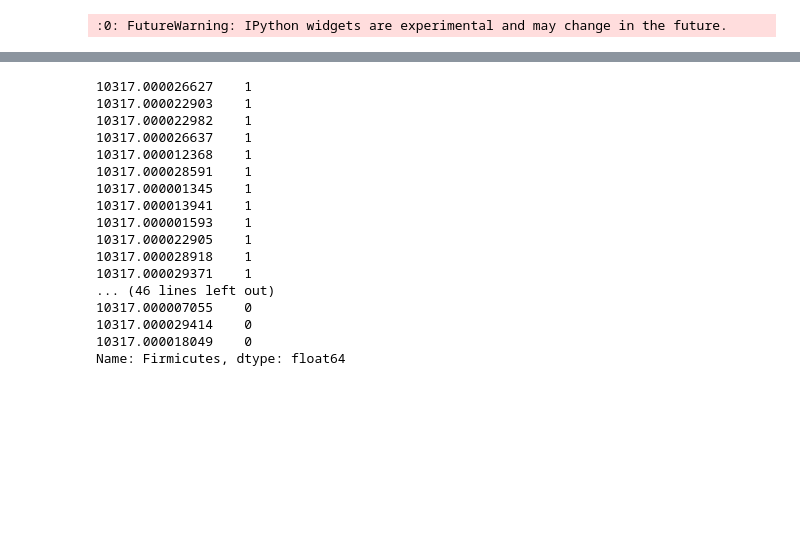
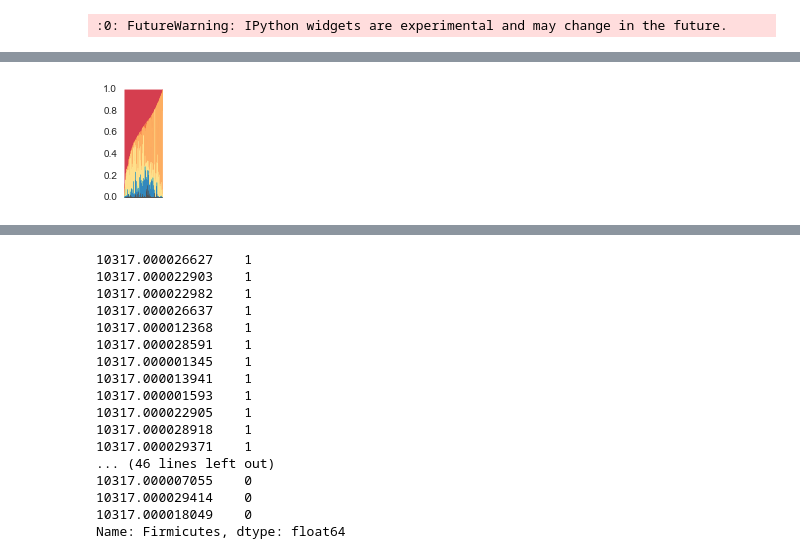
Before and after one commit to JWDebelius/American-Gut, a Jupyter notebook: ipynb/diversity-analysis/taxa_distribution.ipynb, the cells around one changed output, grey strips where cells are left out. Saved outputs shown, nothing was run; the diff lists cells and outputs as text; code cells hidden in the pictures; blank space fills up the shorter version.

```diff
--- a/ipynb/diversity-analysis/taxa_distribution.ipynb
+++ b/ipynb/diversity-analysis/taxa_distribution.ipynb
@@ -23,7 +23,8 @@ map_.set_index('#SampleID', inplace=True)
 tax = pd.read_csv(tax_fp, sep='\t', dtype=str, header=1)
 tax.set_index('#OTU ID', inplace=True)
 tax = tax.transpose()
-tax[tax.columns] = tax[tax.columns].astype(float)
+for col in tax.columns:
+    tax[col] = tax[col].apply(lambda x: float(x)).astype(float)
 # %%
 phyla = {t : t.split(';')[1].replace('p__', '').replace('[', 'contested ').replace(']', '')
          for t in tax.columns
@@ -96,0 +174,73 @@ for i, (t, c) in enumerate(zip(*(most_common, colors))):
+# %%
+x = np.arange(0, oral_tax.shape[0])
+ax = plt.subplot(1,1,1)
+ax.fill_between(x,
+                np.sum(oral_tax[['Other', 'Fusobacteria', 'Cyanobacteria', 'Tenericutes',
+                                  'Verrucomicrobia', 'Actinobacteria', 'Proteobacteria',
+                                  'Bacteroidetes']], 1),
+                np.sum(oral_tax[['Other', 'Fusobacteria', 'Cyanobacteria', 'Tenericutes',
+                                  'Verrucomicrobia', 'Actinobacteria', 'Proteobacteria',
+                                  'Bacteroidetes', 'Firmicutes']], 1),
+                color='#d53e4f',
+                label='Actinobacteria')
+ax.fill_between(x,
+                np.sum(oral_tax[['Other', 'Fusobacteria', 'Cyanobacteria', 'Tenericutes',
+                                  'Verrucomicrobia', 'Actinobacteria', 'Proteobacteria']], 1),
+                np.sum(oral_tax[['Other', 'Fusobacteria', 'Cyanobacteria', 'Tenericutes',
+                                  'Verrucomicrobia', 'Actinobacteria', 'Proteobacteria',
+                                  'Bacteroidetes']], 1),
+                color='#f46d43',
+                label='Actinobacteria')
+
+ax.fill_between(x,
+                np.sum(oral_tax[['Other', 'Fusobacteria', 'Cyanobacteria', 'Tenericutes',
+                                  'Verrucomicrobia', 'Actinobacteria']], 1),
+                np.sum(oral_tax[['Other', 'Fusobacteria', 'Cyanobacteria', 'Tenericutes',
+                                  'Verrucomicrobia', 'Actinobacteria', 'Proteobacteria']], 1),
+                color='#fdae61',
+                label='Proteobacteria')
+
+ax.fill_between(x,
+                np.sum(oral_tax[['Other', 'Fusobacteria', 'Cyanobacteria', 'Tenericutes',
+                                  'Verrucomicrobia']], 1),
+                np.sum(oral_tax[['Other', 'Fusobacteria', 'Cyanobacteria', 'Tenericutes',
+                                  'Verrucomicrobia', 'Actinobacteria']], 1),
+                color='#fee08b',
+                label='Actinobacteria')
+
+ax.fill_between(x,
+                np.sum(oral_tax[['Other', 'Fusobacteria', 'Cyanobacteria',
+                                  'Tenericutes']], 1),
+                np.sum(oral_tax[['Other', 'Fusobacteria', 'Cyanobacteria',
+                                  'Tenericutes', 'Verrucomicrobia']], 1),
+                color='#fee08b',
+                label='Verrucomicrobia')
+
+ax.fill_between(x,
+                np.sum(oral_tax[['Other', 'Fusobacteria', 'Cyanobacteria']], 1),
+                np.sum(oral_tax[['Other', 'Fusobacteria', 'Cyanobacteria',
+                                  'Tenericutes']], 1),
+                color='#e6f598',
+                label='Tenericutes')
+ax.fill_between(x,
+                np.sum(oral_tax[['Other', 'Fusobacteria']], 1),
+                np.sum(oral_tax[['Other', 'Fusobacteria', 'Cyanobacteria']], 1),
+                color='#abdda4',
+                label='Cyanobacteria')
+ax.fill_between(x,
+                np.sum(oral_tax[['Other']], 1),
+                np.sum(oral_tax[['Other', 'Fusobacteria']], 1),
+                color='#3288bd',
+                label='Fusobacteria')
+ax.fill_between(x,
+                 np.zeros(x.shape),
+                 oral_tax['Other'],
+                 color='#525252')
+ax.set_xlim([0, len(x)])
+ax.set_xticklabels('')
+ax.set_ylim([0, 1])
+ax.set_position((0.125, 0.125, 0.75, 0.75))
+ax.figure.set_size_inches((0.0015*len(x), 2))
+ax.figure.savefig('/Users/jdebelius/Desktop/oral_phylum.pdf')
+# %% [output]
+[figure, added]
```
Also changed, not shown: parts of 11 cells of this notebook, 17 other files.
